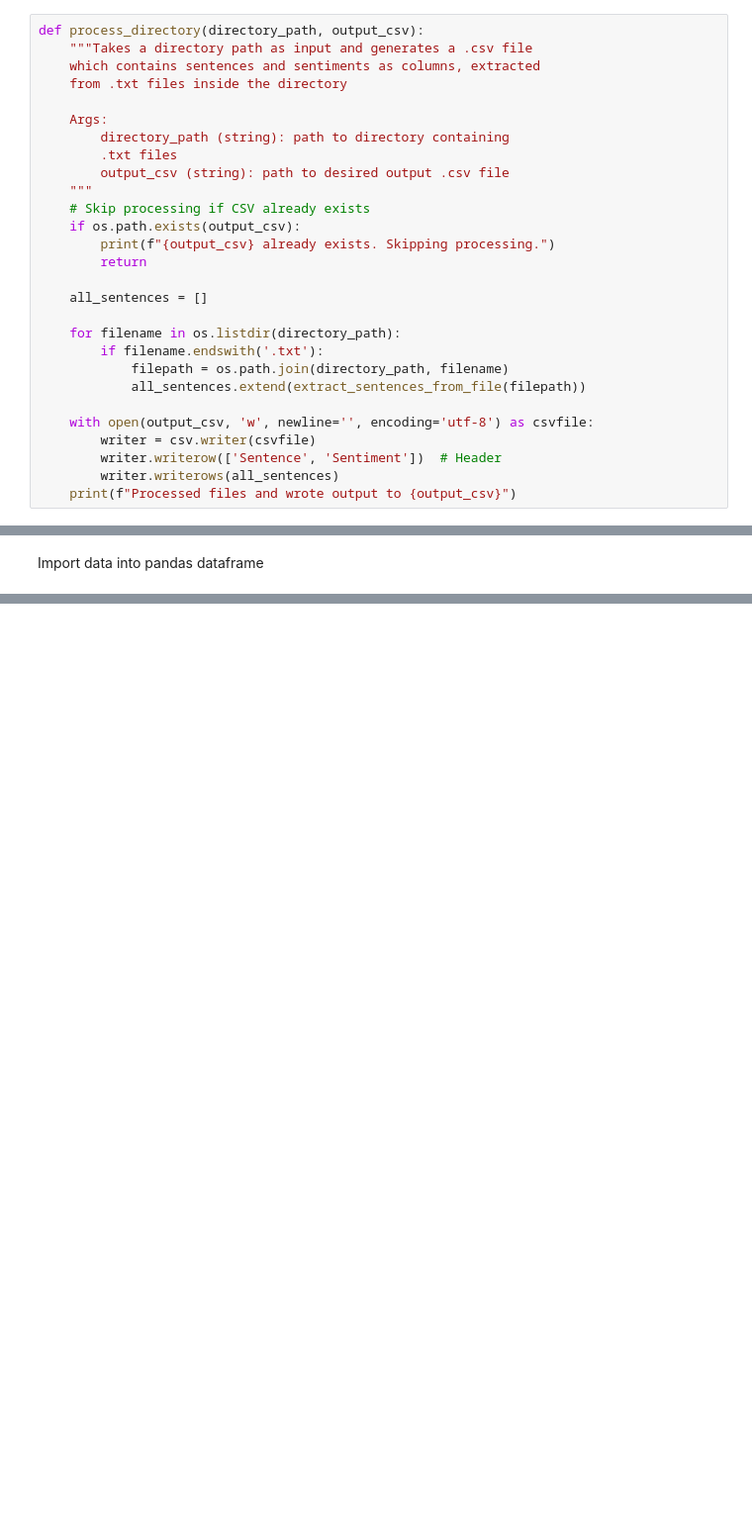
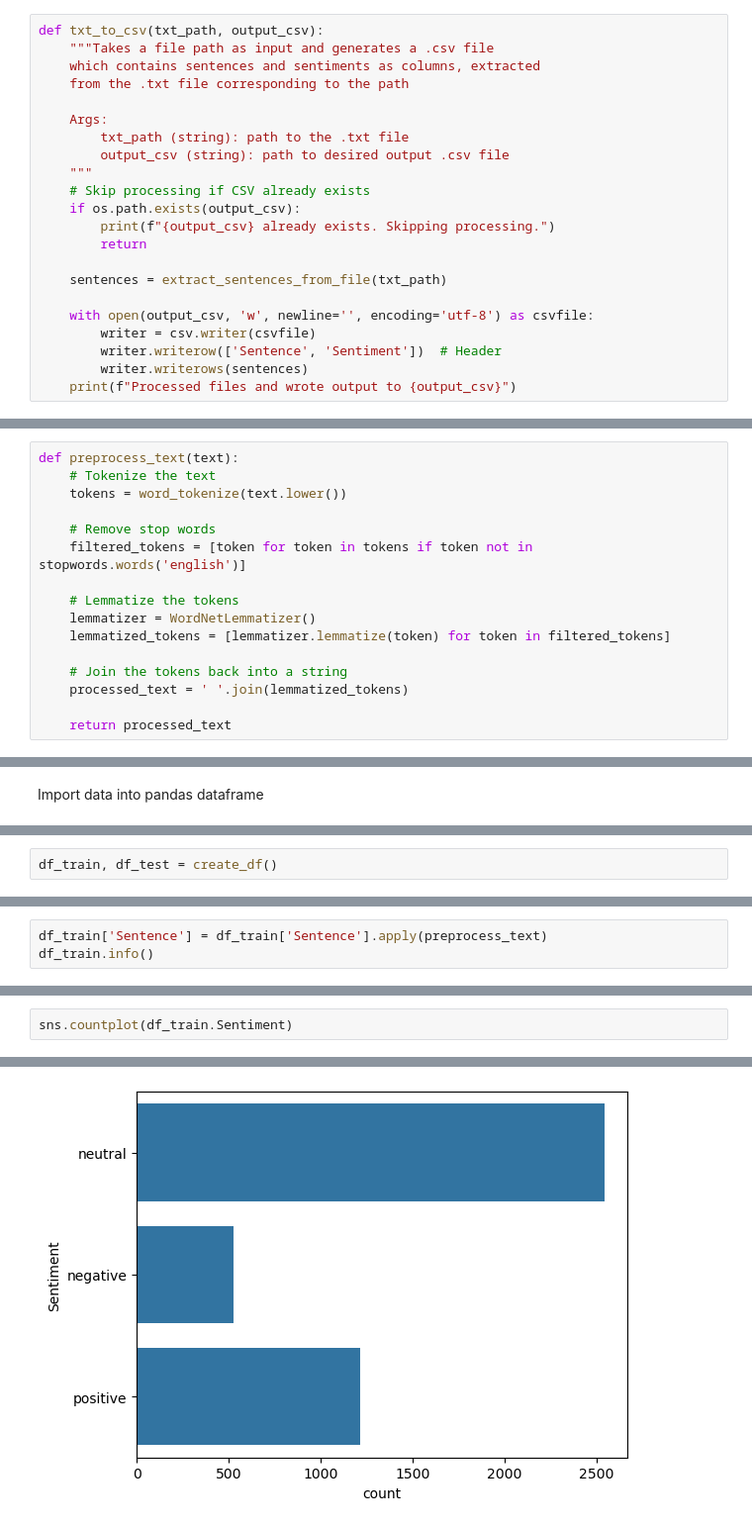
Before and after one commit to mccc03/IML_SNS_project, a Jupyter notebook: Part2/Codes/sentiment_classifier.ipynb, the cells around one changed output, grey strips where cells are left out. Shown: that part at 99% size. Saved outputs shown, nothing was run; the diff lists cells and outputs as text; blank space fills up the shorter version.

```diff
--- a/Part2/Codes/sentiment_classifier.ipynb
+++ b/Part2/Codes/sentiment_classifier.ipynb
@@ -41,14 +83,13 @@ def extract_sentences_from_file(filepath):
                 sentences.append((sentence, sentiment))
     return sentences
 # %%
-def process_directory(directory_path, output_csv):
-    """Takes a directory path as input and generates a .csv file
+def txt_to_csv(txt_path, output_csv):
+    """Takes a file path as input and generates a .csv file
     which contains sentences and sentiments as columns, extracted
-    from .txt files inside the directory
+    from the .txt file corresponding to the path
 
     Args:
-        directory_path (string): path to directory containing
-        .txt files
+        txt_path (string): path to the .txt file
         output_csv (string): path to desired output .csv file
     """
     # Skip processing if CSV already exists
@@ -56,15 +97,10 @@ def process_directory(directory_path, output_csv):
         print(f"{output_csv} already exists. Skipping processing.")
         return
 
-    all_sentences = []
-
-    for filename in os.listdir(directory_path):
-        if filename.endswith('.txt'):
-            filepath = os.path.join(directory_path, filename)
-            all_sentences.extend(extract_sentences_from_file(filepath))
+    sentences = extract_sentences_from_file(txt_path)
 
     with open(output_csv, 'w', newline='', encoding='utf-8') as csvfile:
         writer = csv.writer(csvfile)
         writer.writerow(['Sentence', 'Sentiment'])  # Header
-        writer.writerows(all_sentences)
+        writer.writerows(sentences)
     print(f"Processed files and wrote output to {output_csv}")
@@ -83,0 +132,16 @@ def convert_to_utf8(input_path, output_path):
+# %%
+def preprocess_text(text):
+    # Tokenize the text
+    tokens = word_tokenize(text.lower())
+
+    # Remove stop words
+    filtered_tokens = [token for token in tokens if token not in stopwords.words('english')]
+
+    # Lemmatize the tokens
+    lemmatizer = WordNetLemmatizer()
+    lemmatized_tokens = [lemmatizer.lemmatize(token) for token in filtered_tokens]
+
+    # Join the tokens back into a string
+    processed_text = ' '.join(lemmatized_tokens)
+
+    return processed_text
@@ -134,0 +266,2 @@ Clothing retail chain Sepp+ñl+ñ 's sales increased by 8 % to EUR 155.2 mn , an
+# %%
+df_train, df_test = create_df()
@@ -134,0 +297,3 @@ Clothing retail chain Sepp+ñl+ñ 's sales increased by 8 % to EUR 155.2 mn , an
+# %%
+df_train['Sentence'] = df_train['Sentence'].apply(preprocess_text)
+df_train.info()
@@ -134,0 +337,3 @@ Clothing retail chain Sepp+ñl+ñ 's sales increased by 8 % to EUR 155.2 mn , an
+# %%
+sns.countplot(df_train.Sentiment)
+# %% [output]
@@ -134,0 +341 @@ Clothing retail chain Sepp+ñl+ñ 's sales increased by 8 % to EUR 155.2 mn , an
+[figure, added]
```
Also changed, not shown: parts of 46 cells of this notebook, 6 other files.
